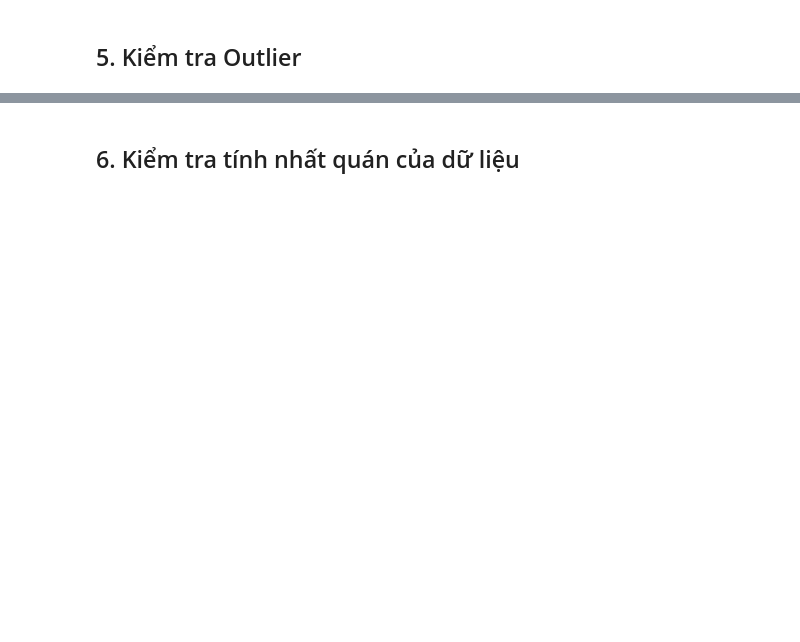
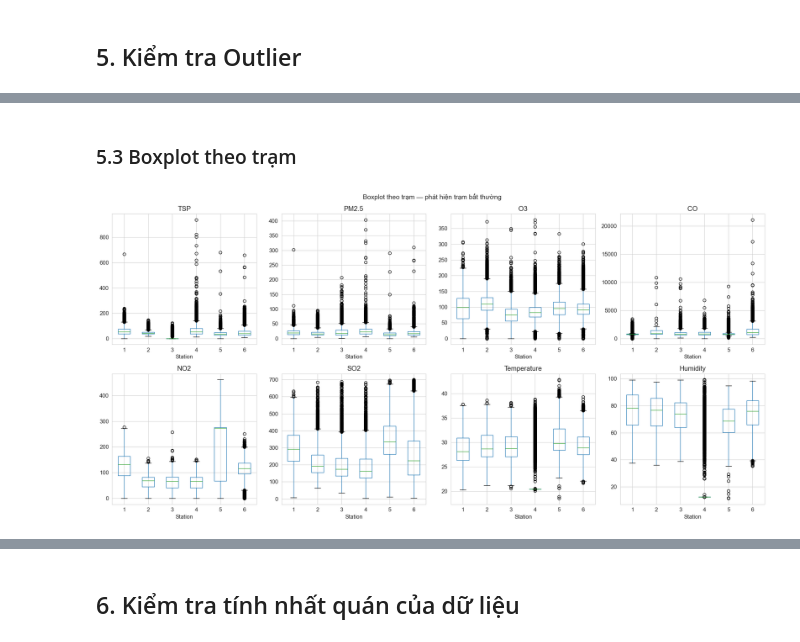
Before and after one commit to br1an-nguyen/HCMC-Air-Quality-Analysis-_-Final-DV, a Jupyter notebook: clean_and_explore_data/clean_and_explore_data.ipynb, the cells around one changed output, grey strips where cells are left out. Drawn from its saved outputs; the diff is of its cells as text; code cells hidden in the pictures; blank space fills up the shorter version.

```diff
--- a/clean_and_explore_data/clean_and_explore_data.ipynb
+++ b/clean_and_explore_data/clean_and_explore_data.ipynb
@@ -276,14 +1005,2 @@ Stations: [1, 2, 3, 4, 5, 6]
 # %% [markdown]
 ## 5. Kiểm tra Outlier
-# %%
-# Boxplot cho các cột số
-numeric_cols = ['TSP', 'PM2.5', 'O3', 'CO', 'NO2', 'SO2', 'Temperature', 'Humidity']
-
-fig, axes = plt.subplots(2, 4, figsize=(20, 10))
-axes = axes.flatten()
-for i, col in enumerate(numeric_cols):
-    df.boxplot(column=col, ax=axes[i])
-    axes[i].set_title(f'Boxplot: {col}')
-plt.suptitle('Boxplot các biến số', fontsize=16, y=1.02)
-plt.tight_layout()
-plt.show()
@@ -293,0 +1009,8 @@ plt.show()
+# %%
+# Giá trị âm cho pollutant = lỗi sensor
+for col in ['TSP', 'PM2.5', 'O3', 'CO', 'NO2', 'SO2']:
+    neg = df[df[col] < 0]
+    print(f"{col}: {len(neg)} giá trị âm")
+# Humidity ngoài [0, 100]
+print(f"Humidity < 0: {len(df[df['Humidity'] < 0])}")
+print(f"Humidity > 100: {len(df[df['Humidity'] > 100])}")
@@ -293,0 +1033,12 @@ plt.show()
+# %%
+# So sánh phân phối gốc vs imputed
+for col in numeric_cols:
+    flag_col = f'{col}_flag'
+    original = df[df[flag_col] == 0][col]
+    imputed = df[df[flag_col] == 1][col]
+
+    print(f"\n{col}:")
+    print(f"  Gốc   — mean={original.mean():.1f}, std={original.std():.1f}, "
+          f"min={original.min():.1f}, max={original.max():.1f}")
+    print(f"  Imputed — mean={imputed.mean():.1f}, std={imputed.std():.1f}, "
+          f"min={imputed.min():.1f}, max={imputed.max():.1f}")
@@ -293,0 +1070,14 @@ plt.show()
+# %% [markdown]
+### 5.3 Boxplot theo trạm
+# %%
+fig, axes = plt.subplots(2, 4, figsize=(20, 10))
+axes = axes.flatten()
+for i, col in enumerate(numeric_cols):
+    df.boxplot(column=col, by='Station_No', ax=axes[i])
+    axes[i].set_title(f'{col}')
+    axes[i].set_xlabel('Station')
+plt.suptitle('Boxplot theo trạm — phát hiện trạm bất thường', fontsize=14)
+plt.tight_layout()
+plt.show()
+# %% [output]
+[figure, added]
```
Also changed, not shown: parts of 53 cells of this notebook, 1 other file.
